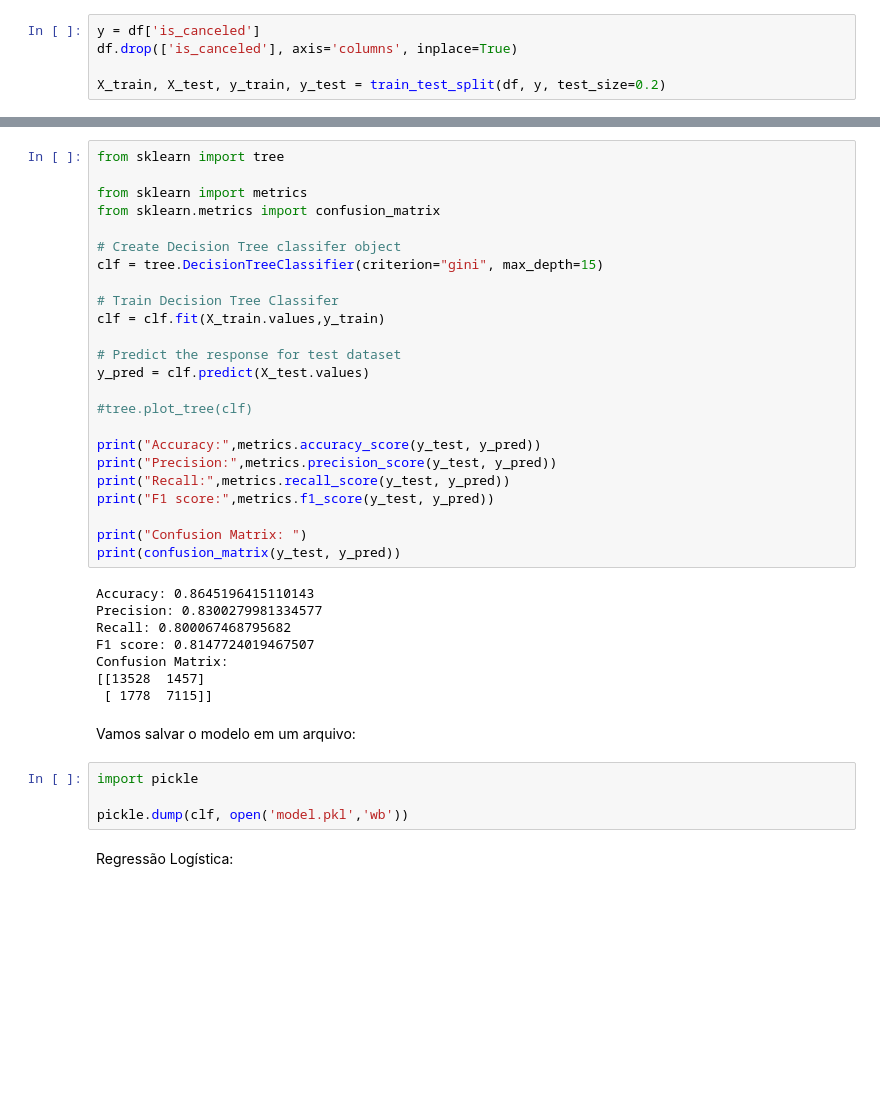
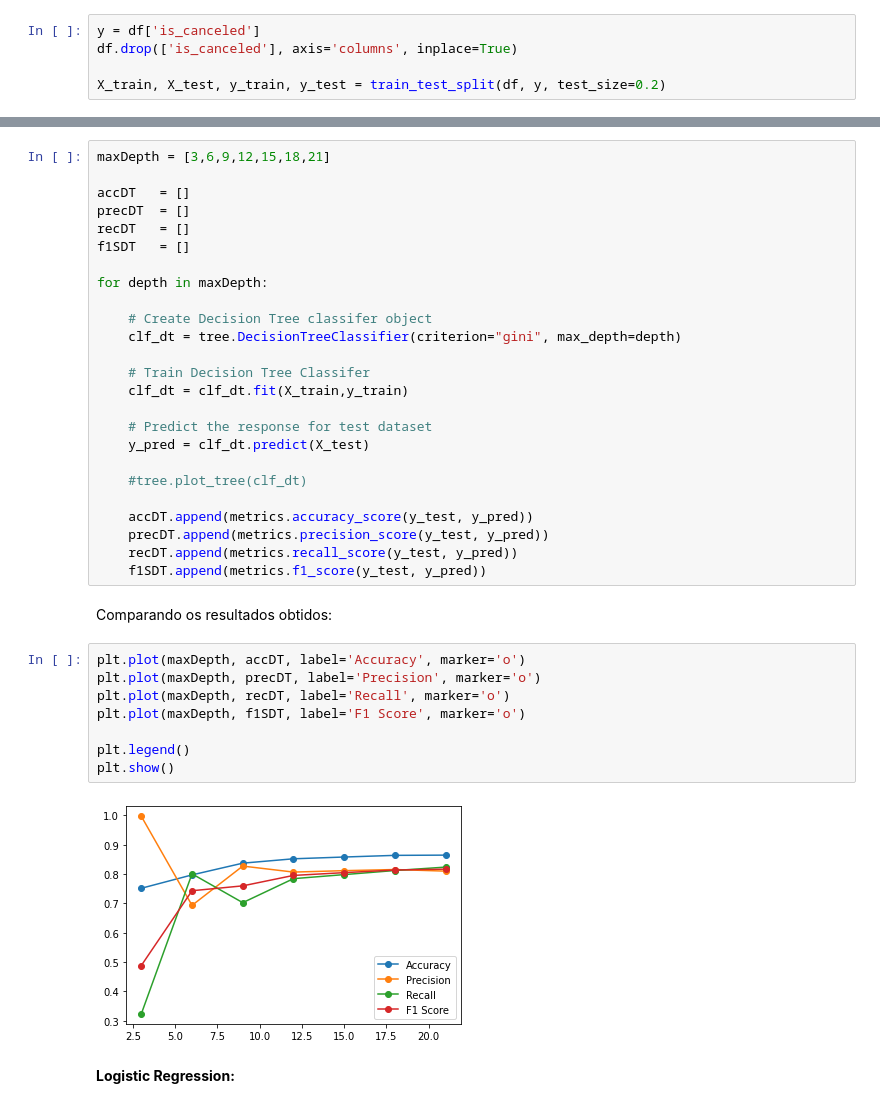
Before and after one commit to JaineBudke/Hotel-Booking-Demand, a Jupyter notebook: Machine_Learning_Prediction.ipynb, the cells around one changed output, grey strips where cells are left out. Saved outputs shown, nothing was run; the diff lists cells and outputs as text; blank space fills up the shorter version.

Commit message:
model prediction comparison

```diff
--- a/Machine_Learning_Prediction.ipynb
+++ b/Machine_Learning_Prediction.ipynb
@@ -153,41 +169,40 @@ Decision Tree:
 # %%
-from sklearn import tree
+maxDepth = [3,6,9,12,15,18,21]
 
-from sklearn import metrics
-from sklearn.metrics import confusion_matrix
+accDT   = []
+precDT  = []
+recDT   = []
+f1SDT   = []
 
-# Create Decision Tree classifer object
-clf = tree.DecisionTreeClassifier(criterion="gini", max_depth=15)
+for depth in maxDepth:
 
-# Train Decision Tree Classifer
-clf = clf.fit(X_train.values,y_train)
+    # Create Decision Tree classifer object
+    clf_dt = tree.DecisionTreeClassifier(criterion="gini", max_depth=depth)
 
-# Predict the response for test dataset
-y_pred = clf.predict(X_test.values)
+    # Train Decision Tree Classifer
+    clf_dt = clf_dt.fit(X_train,y_train)
 
-#tree.plot_tree(clf)
+    # Predict the response for test dataset
+    y_pred = clf_dt.predict(X_test)
 
-print("Accuracy:",metrics.accuracy_score(y_test, y_pred))
-print("Precision:",metrics.precision_score(y_test, y_pred))
-print("Recall:",metrics.recall_score(y_test, y_pred))
-print("F1 score:",metrics.f1_score(y_test, y_pred))
+    #tree.plot_tree(clf_dt)
 
-print("Confusion Matrix: ")
-print(confusion_matrix(y_test, y_pred))
+    accDT.append(metrics.accuracy_score(y_test, y_pred))
+    precDT.append(metrics.precision_score(y_test, y_pred))
+    recDT.append(metrics.recall_score(y_test, y_pred))
+    f1SDT.append(metrics.f1_score(y_test, y_pred))
-# %% [output]
-Accuracy: 0.8645196415110143
-Precision: 0.8300279981334577
-Recall: 0.800067468795682
-F1 score: 0.8147724019467507
-Confusion Matrix:
-[[13528  1457]
- [ 1778  7115]]
-# %% [markdown]
-Vamos salvar o modelo em um arquivo:
-# %%
-import pickle
-
-pickle.dump(clf, open('model.pkl','wb'))
-# %% [markdown]
-Regressão Logística:
+# %% [markdown]
+Comparando os resultados obtidos:
+# %%
+plt.plot(maxDepth, accDT, label='Accuracy', marker='o')
+plt.plot(maxDepth, precDT, label='Precision', marker='o')
+plt.plot(maxDepth, recDT, label='Recall', marker='o')
+plt.plot(maxDepth, f1SDT, label='F1 Score', marker='o')
+
+plt.legend()
+plt.show()
+# %% [output]
+[figure, added]
+# %% [markdown]
+**Logistic Regression:**
 # %%
```
Also changed, not shown: parts of 23 cells of this notebook.
